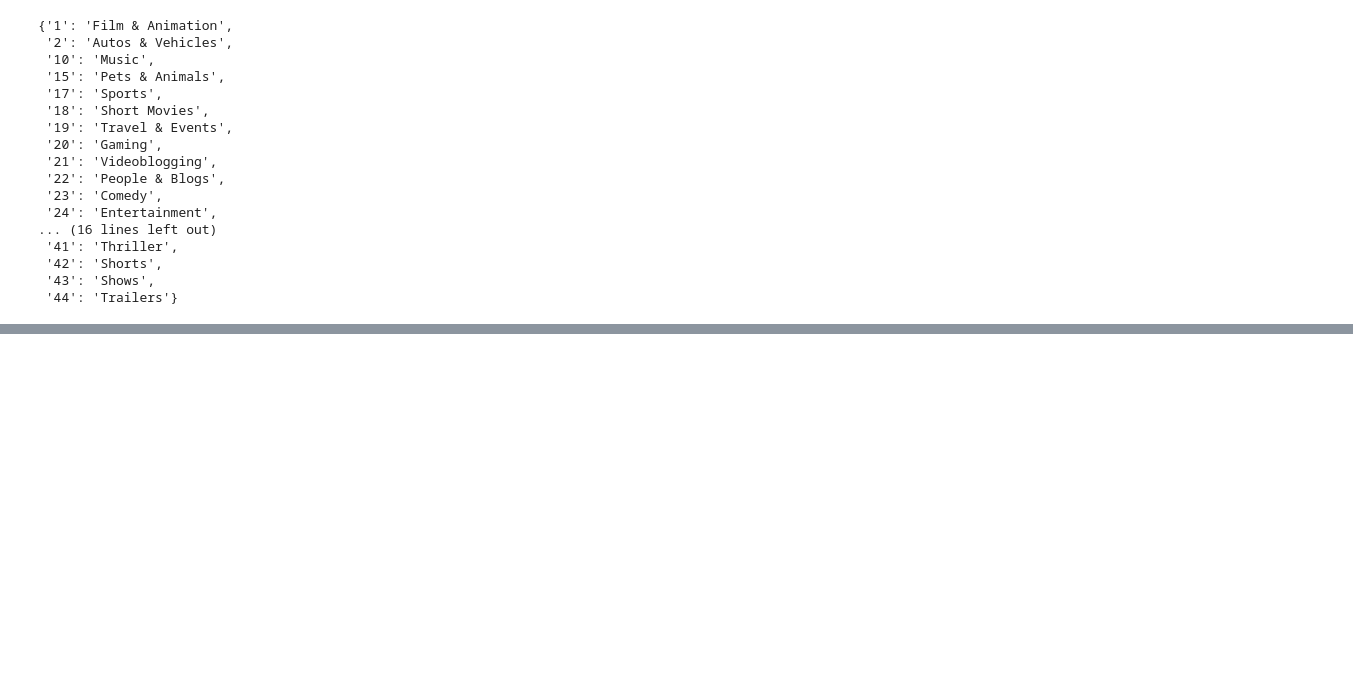
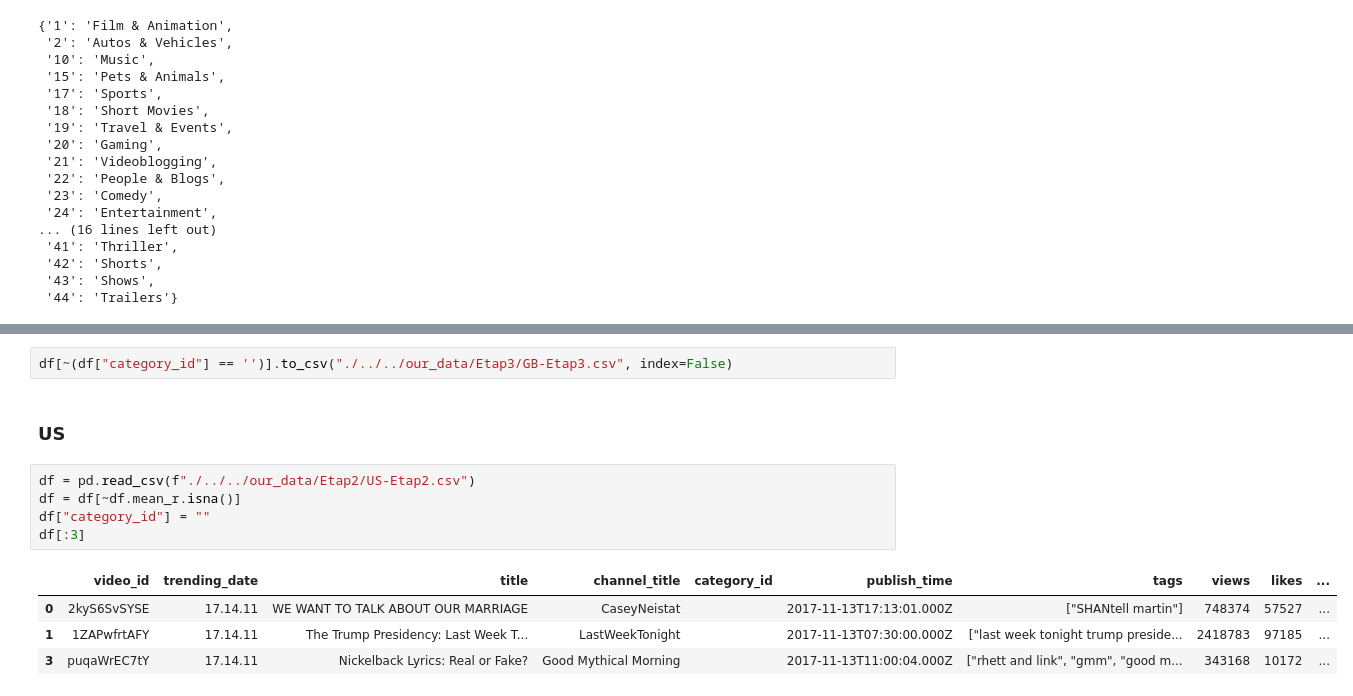
Before and after one commit to AdamKlejda/PED_YT, a Jupyter notebook: notebooks/Etap3/LiLatee_YT_API.ipynb, the cells around one changed output, grey strips where cells are left out. Drawn from its saved outputs; the diff is of its cells as text; blank space fills up the shorter version.

```diff
--- a/notebooks/Etap3/LiLatee_YT_API.ipynb
+++ b/notebooks/Etap3/LiLatee_YT_API.ipynb
@@ -327,0 +253,14 @@ array(["Let's talk... YOUTUBE-MONEY, ZOELLA & PEOPLE CHANGING"],
+# %%
+df[~(df["category_id"] == '')].to_csv("./../../our_data/Etap3/GB-Etap3.csv", index=False)
+# %% [markdown]
+### US
+# %%
+df = pd.read_csv(f"./../../our_data/Etap2/US-Etap2.csv")
+df = df[~df.mean_r.isna()]
+df["category_id"] = ""
+df[:3]
+# %% [output]
+|  | video_id | trending_date | title | channel_title | category_id | publish_time | tags | views | likes | ... |
+| 0 | 2kyS6SvSYSE | 17.14.11 | WE WANT TO TALK ABOUT OUR MARRIAGE | CaseyNeistat |  | 2017-11-13T17:13:01.000Z | ["SHANtell martin"] | 748374 | 57527 | ... |
+| 1 | 1ZAPwfrtAFY | 17.14.11 | The Trump Presidency: Last Week T... | LastWeekTonight |  | 2017-11-13T07:30:00.000Z | ["last week tonight trump preside... | 2418783 | 97185 | ... |
+| 3 | puqaWrEC7tY | 17.14.11 | Nickelback Lyrics: Real or Fake? | Good Mythical Morning |  | 2017-11-13T11:00:04.000Z | ["rhett and link", "gmm", "good m... | 343168 | 10172 | ... |
```
Also changed, not shown: parts of 27 cells of this notebook, 9 other files.
